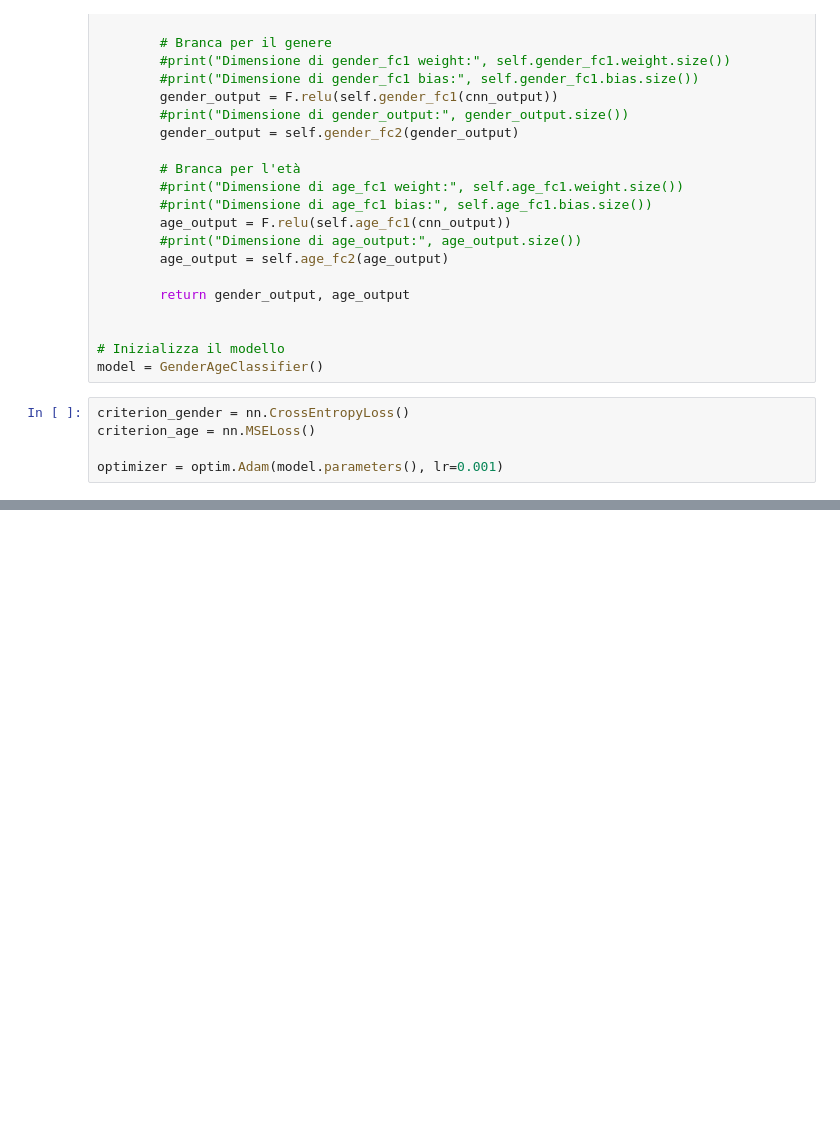
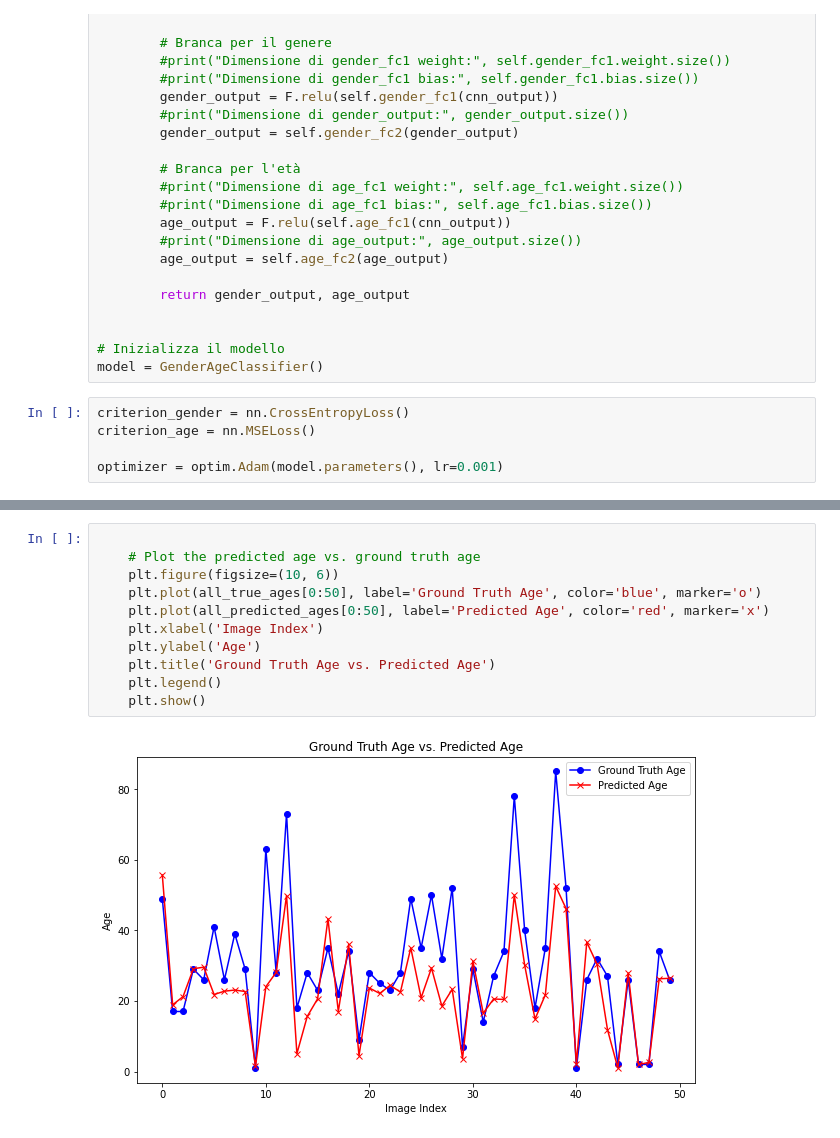
Before and after one commit to plspeziali/AgeGender-CNN, a Jupyter notebook: Notebook/AgeGender-Single.ipynb, the cells around one changed output, grey strips where cells are left out. Cells and saved outputs as stored; diff of their text form; blank space fills up the shorter version.

```diff
--- a/Notebook/AgeGender-Single.ipynb
+++ b/Notebook/AgeGender-Single.ipynb
@@ -368,0 +454,13 @@ Real Gender: Male, Predicted Gender: Male
+# %%
+
+    # Plot the predicted age vs. ground truth age
+    plt.figure(figsize=(10, 6))
+    plt.plot(all_true_ages[0:50], label='Ground Truth Age', color='blue', marker='o')
+    plt.plot(all_predicted_ages[0:50], label='Predicted Age', color='red', marker='x')
+    plt.xlabel('Image Index')
+    plt.ylabel('Age')
+    plt.title('Ground Truth Age vs. Predicted Age')
+    plt.legend()
+    plt.show()
+# %% [output]
+[figure, added]
```
Also changed, not shown: parts of 6 cells of this notebook.
